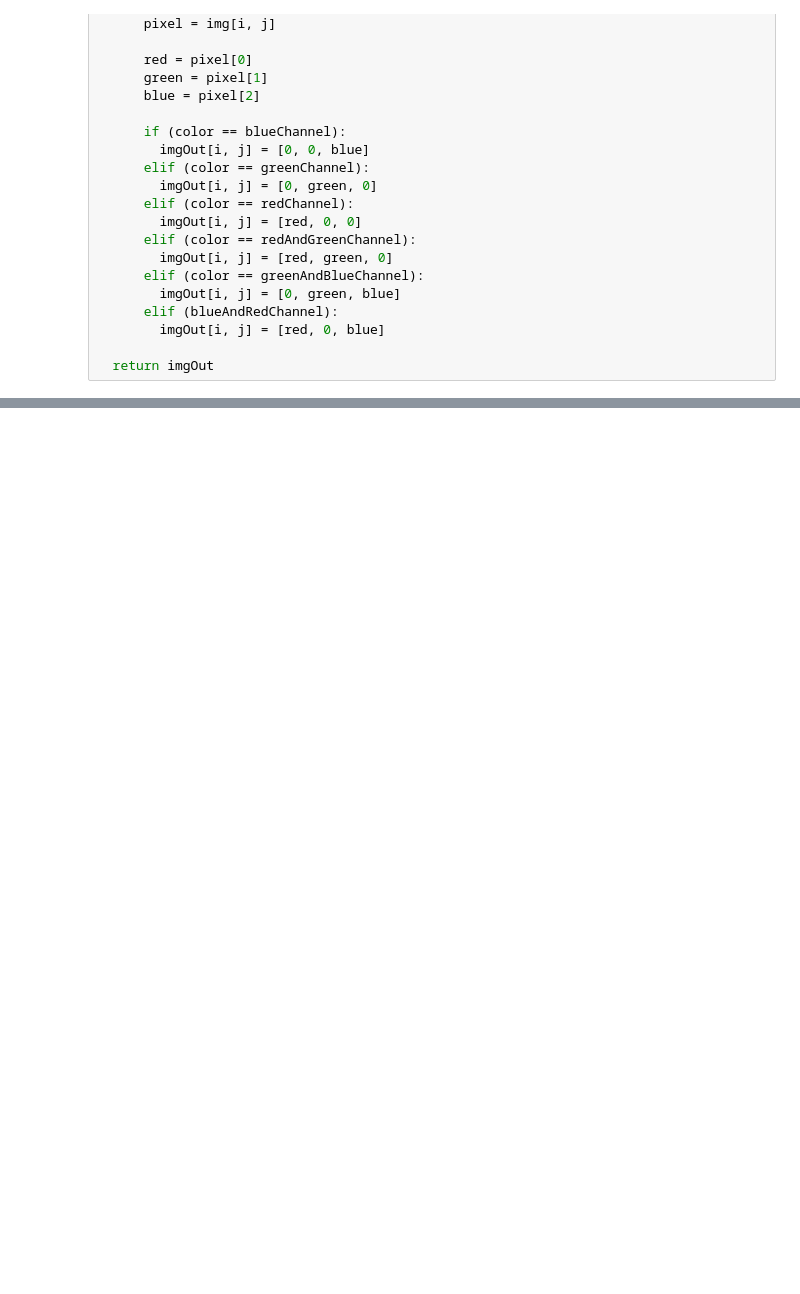
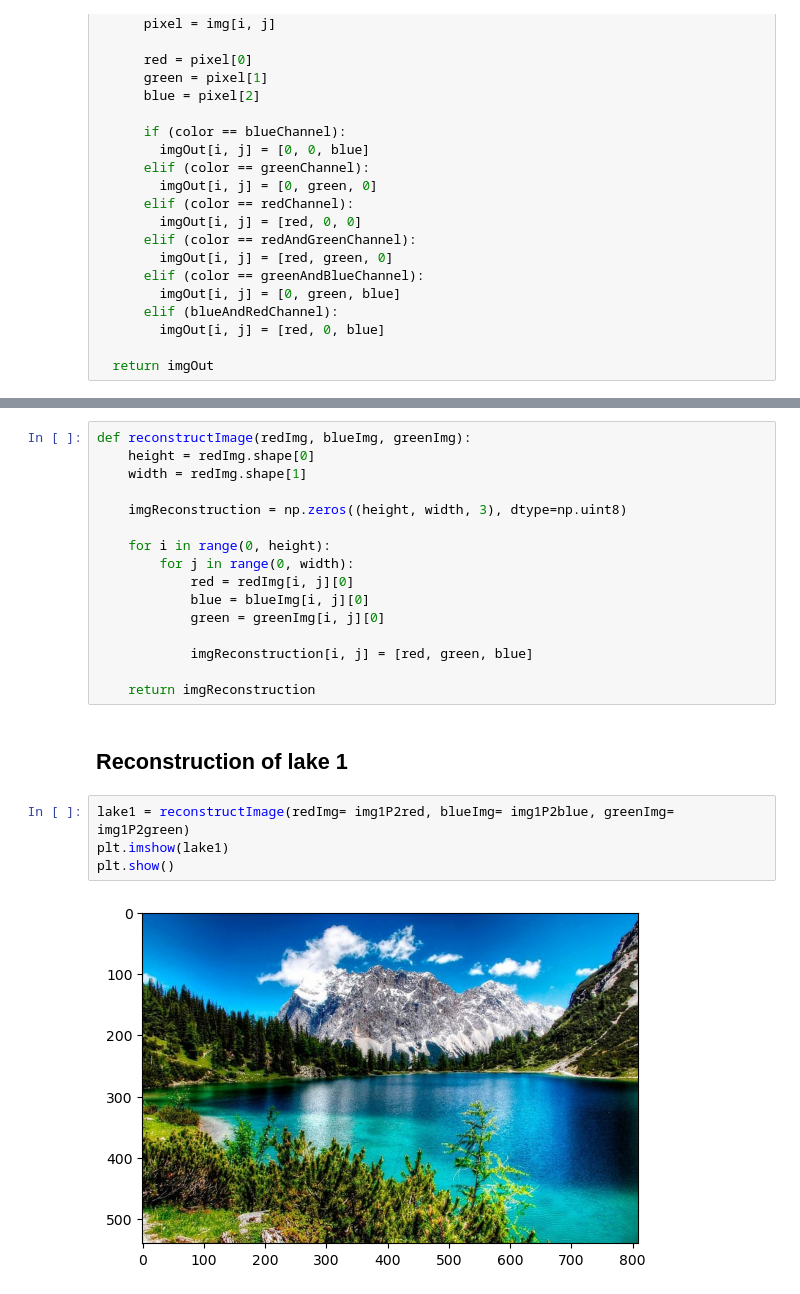
Before and after one commit to ochamodev/lab1_textmining_19001395_v, a Jupyter notebook: lab1_text_mining_19001395_v.ipynb, the cells around one changed output, grey strips where cells are left out. Cells and saved outputs as stored; diff of their text form; blank space fills up the shorter version.

```diff
--- a/lab1_text_mining_19001395_v.ipynb
+++ b/lab1_text_mining_19001395_v.ipynb
@@ -71,0 +110,24 @@ plt.show()
+# %%
+def reconstructImage(redImg, blueImg, greenImg):
+    height = redImg.shape[0]
+    width = redImg.shape[1]
+
+    imgReconstruction = np.zeros((height, width, 3), dtype=np.uint8)
+
+    for i in range(0, height):
+        for j in range(0, width):
+            red = redImg[i, j][0]
+            blue = blueImg[i, j][0]
+            green = greenImg[i, j][0]
+
+            imgReconstruction[i, j] = [red, green, blue]
+
+    return imgReconstruction
+# %% [markdown]
+## Reconstruction of lake 1
+# %%
+lake1 = reconstructImage(redImg= img1P2red, blueImg= img1P2blue, greenImg= img1P2green)
+plt.imshow(lake1)
+plt.show()
+# %% [output]
+[figure, added]
```
Also changed, not shown: parts of 27 cells of this notebook.
